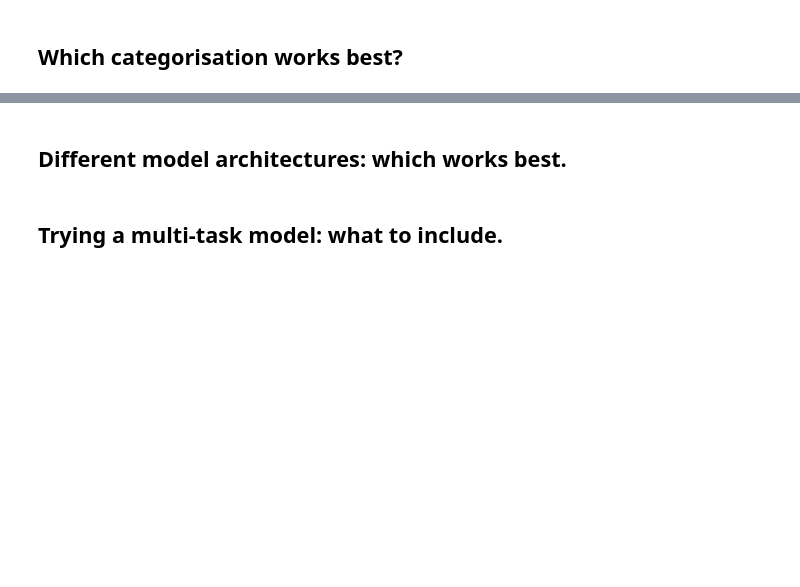
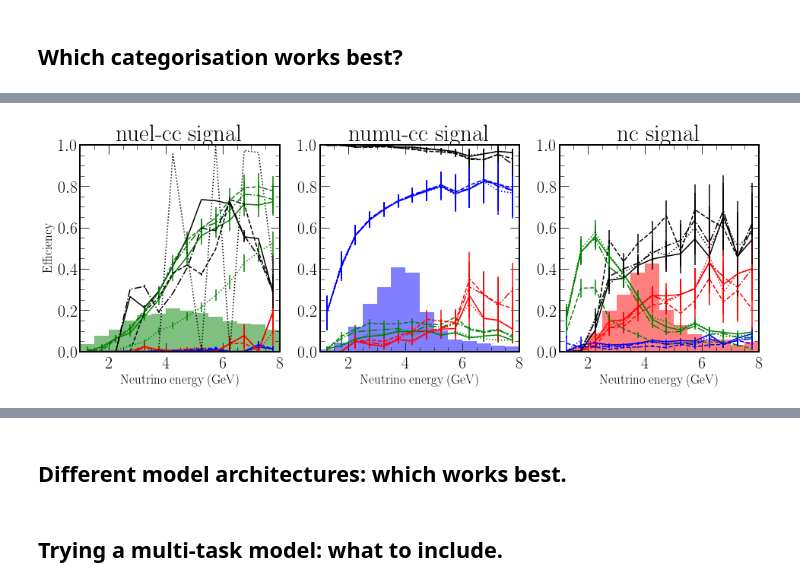
Before and after one commit to chipsneutrino/chips-net, a Jupyter notebook: notebooks/analysis.ipynb, the cells around one changed output, grey strips where cells are left out. Drawn from its saved outputs; the diff is of its cells as text; code cells hidden in the pictures; blank space fills up the shorter version.

```diff
--- a/notebooks/analysis.ipynb
+++ b/notebooks/analysis.ipynb
@@ -450,0 +465,4 @@ v_cth_flux_ev_nc, v_cth_flux_out_nc = chipsnet.utils.process_ds(config, "v_cth_f
+# %%
+chipsnet.plotting.plot_e_hists([v_cth_flux_out_all, v_cth_flux_out_comb, v_cth_flux_out_nu_nc, v_cth_flux_out_nc], v_cth_flux_ev_all, save_path+"cat_e_hists")
+# %% [output]
+[figure, added]
```
Also changed, not shown: parts of 40 cells of this notebook, 9 other files.
